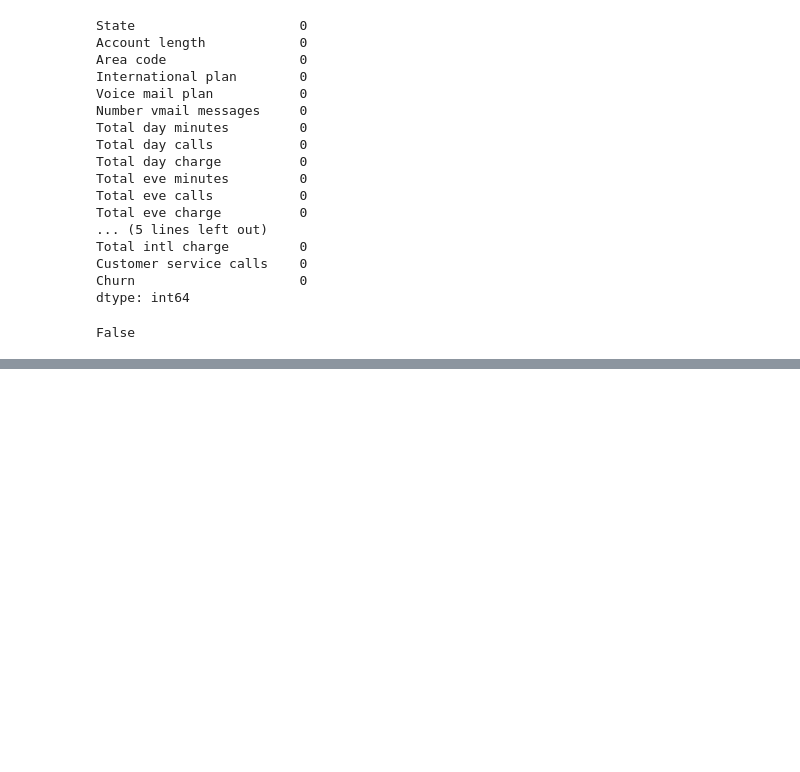
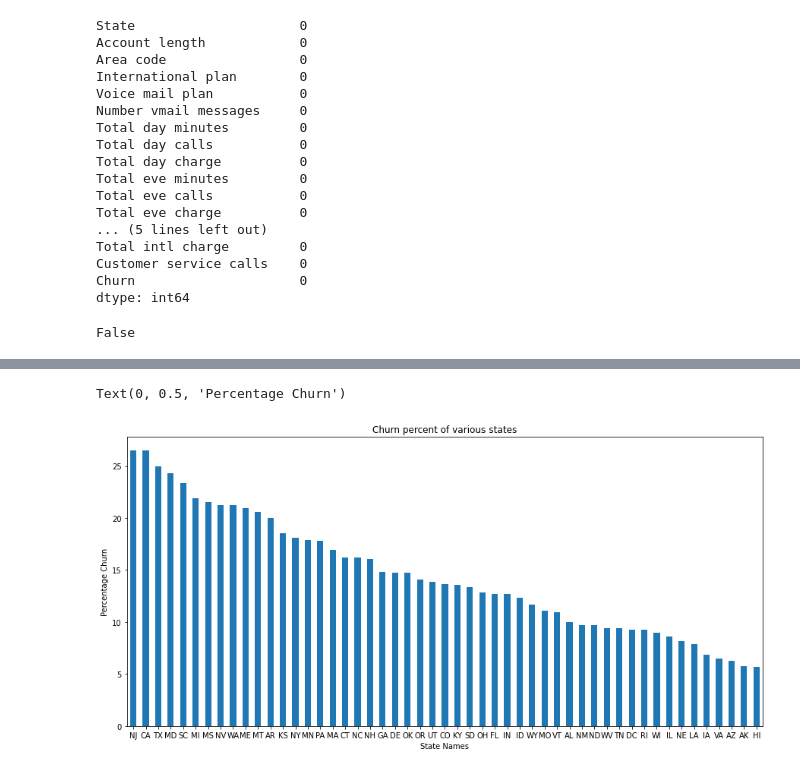
Before and after one commit to ShubhamCDgithub/Telecom-Churn-Analysis, a Jupyter notebook: Telecom_Churn_Analysis_Capstone_Project.ipynb, the cells around one changed output, grey strips where cells are left out. Drawn from its saved outputs; the diff is of its cells as text; code cells hidden in the pictures; blank space fills up the shorter version.

```diff
--- a/Telecom_Churn_Analysis_Capstone_Project.ipynb
+++ b/Telecom_Churn_Analysis_Capstone_Project.ipynb
@@ -228,0 +289,2 @@ False
+# %%
+df_true=df[df["Churn"] == bool(True)].groupby('State').agg({'State':'count'}).rename(columns={'State':'True_sum'})
@@ -228,0 +296,5 @@ False
+# %%
+df_false=df[df["Churn"] == bool(False)].groupby('State').agg({'State':'count'}).rename(columns={'State':'False_sum'})
+# %%
+state_churn_df=pd.concat([df_total,df_true,df_false],axis=1)
+state_churn_df.head()
@@ -228,0 +309,6 @@ False
+# %%
+#finding churn percentage by state
+state_churn_df['churnpercent']=state_churn_df['True_sum']*100/state_churn_df['Total']
+state_churn_df=state_churn_df.sort_values('churnpercent',ascending=False)
+state_churn_df.head()
+state_churn_df.tail()
@@ -228,0 +333,11 @@ False
+# %%
+# Representing the churn percentage as a graph
+plt.figure(figsize=(15,7))
+state_churn_df['churnpercent'].plot(kind="bar", title="Churn percent of various states")
+plt.xticks(rotation=0, horizontalalignment="center")
+plt.title("Churn percent of various states")
+plt.xlabel("State Names")
+plt.ylabel("Percentage Churn")
+# %% [output]
+Text(0, 0.5, 'Percentage Churn')
+[figure, added]
```
Also changed, not shown: parts of 15 cells of this notebook.
